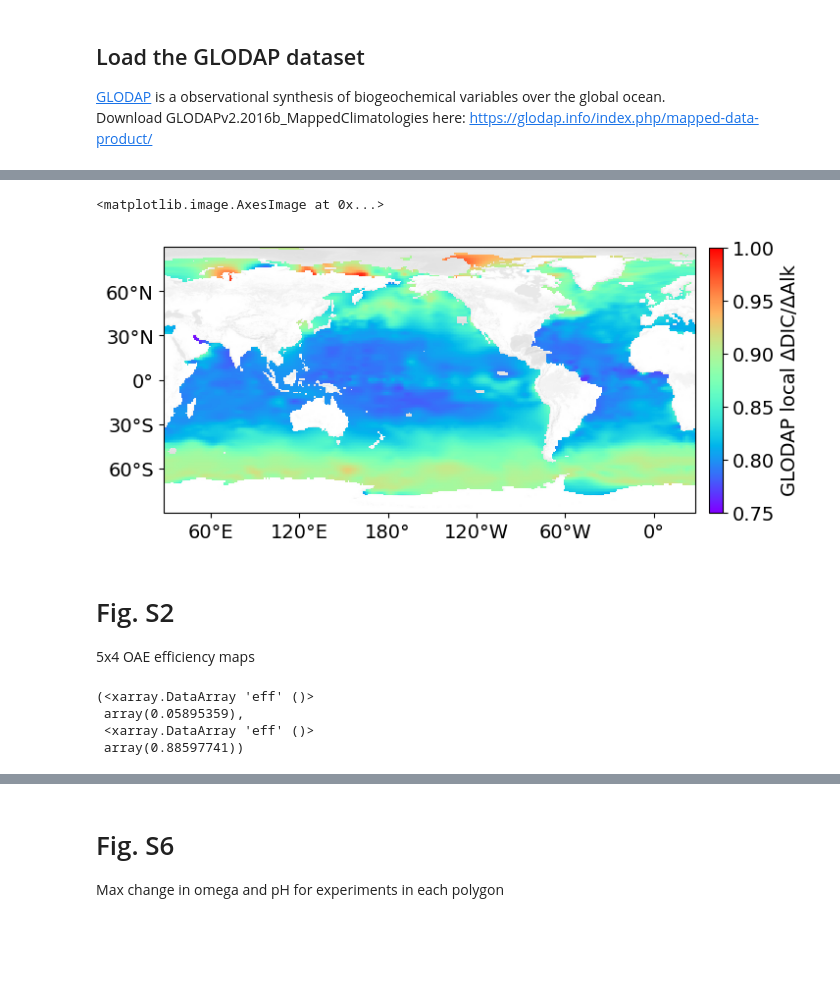
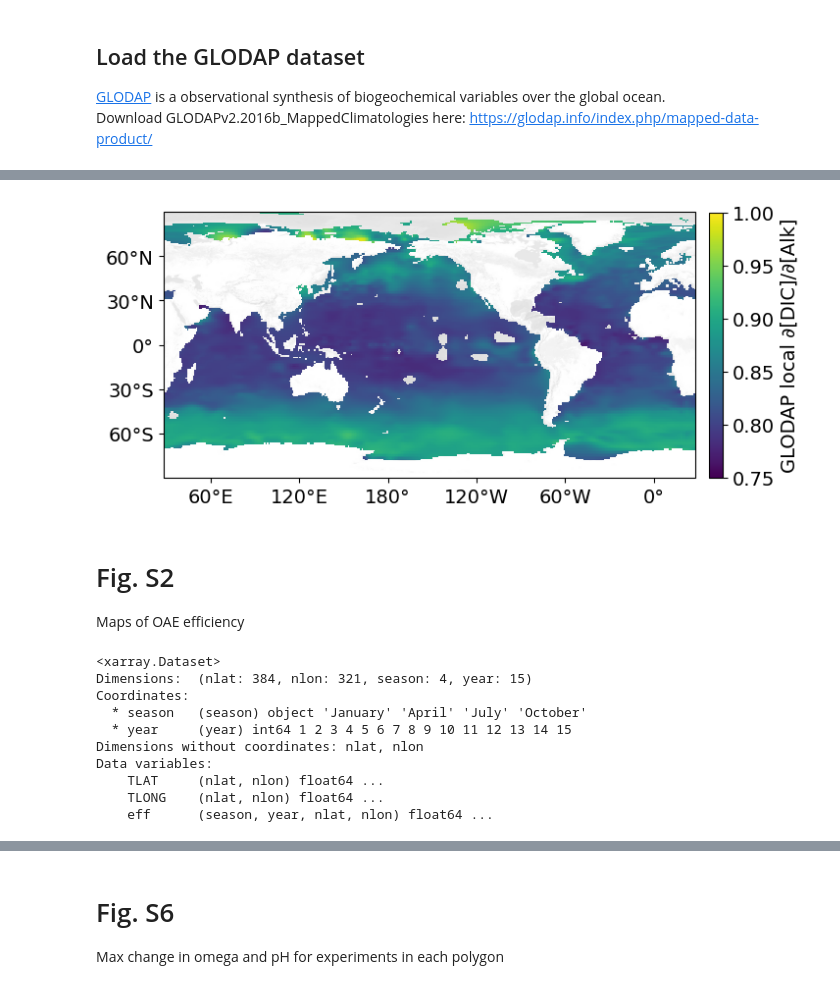
Before and after one commit to CWorthy-ocean/OAE-Efficiency-Map-v0, a Jupyter notebook: analysis/Suppl_Figures.ipynb, the cells around one changed output, grey strips where cells are left out. Saved outputs shown, nothing was run; the diff lists cells and outputs as text; code cells hidden in the pictures; blank space fills up the shorter version.

```diff
--- a/analysis/Suppl_Figures.ipynb
+++ b/analysis/Suppl_Figures.ipynb
@@ -115,0 +61,16 @@ mol/mol
+# %%
+# Grab data and slice out just the surface layer
+glodap_tco2 = ds.DIC
+glodap_talk = ds.ALK
+glodap_salinity = ds.SALT
+glodap_theta = ds.TEMP
+glodap_phosphate = ds.PO4
+glodap_silicate = ds.SiO3
+# %%
+# For DIC/Alk only include areas where there's data for both.
+gd_tco2      = np.where( (glodap_tco2>0) & (glodap_talk>0), glodap_tco2, np.nan)
+gd_talk      = np.where( (glodap_tco2>0) & (glodap_talk>0), glodap_talk, np.nan)
+gd_salinity  = np.where(glodap_salinity>0, glodap_salinity, np.nan)
+gd_theta     = np.where(glodap_theta>-30, glodap_theta, np.nan)
+gd_phosphate = np.where(glodap_phosphate>0, glodap_phosphate, np.nan)
+gd_silicate  = np.where(glodap_silicate>0, glodap_silicate, np.nan)
@@ -116,39 +128,39 @@ mol/mol
 # %%
 plt.rcParams.update({'font.size': 14})
 
 fig = plt.figure(figsize=(7,6))
 ax = fig.add_subplot(1, 1, 1, projection=ccrs.PlateCarree(central_longitude=208))
-sc = ax.pcolormesh(dDIC_dALK.lon, dDIC_dALK.lat, dDIC_dALK, transform=ccrs.PlateCarree(), \
-                        cmap='rainbow',
+sc = ax.pcolormesh(glodap_tco2.lon, glodap_tco2.lat, 1/csys_glodap["isoQout"], transform=ccrs.PlateCarree(), \
+                        cmap='viridis',
                         vmin=0.75, vmax=1
                         )
 # Create a new axis for the colorbar
 cax = fig.add_axes([0.92, 0.27, 0.02, 0.45])  # x,y, width, height
 
 
-cmap = cm.get_cmap('rainbow')  # Choose a colormap
+cmap = cm.get_cmap('viridis')  # Choose a colormap
 normalize = plt.Normalize(vmin=0.75, vmax=1)  # Normalize the color values
 sm = cm.ScalarMappable(cmap=cmap, norm=normalize)
 
 cbar = fig.colorbar(sm, cax=cax, shrink=0.5, label='Max OAE efficiency')
 cbar.ax.tick_params()
-cbar.ax.set_ylabel('GLODAP local ΔDIC/ΔAlk')
+cbar.ax.set_ylabel('GLODAP local ∂[DIC]/∂[Alk]')
 
 ax.set_extent([0, 360, -90, 90], crs=ccrs.PlateCarree())
 lon_formatter = LongitudeFormatter(zero_direction_label=False)
 lat_formatter = LatitudeFormatter()
 ax.xaxis.set_major_formatter(lon_formatter)
 ax.yaxis.set_major_formatter(lat_formatter)
 #ax.add_feature(cfeature.LAND)
 
 ax.set_yticks(np.arange(-60, 90, 30), crs=ccrs.PlateCarree())
 ax.set_xticks(np.arange(0, 360, 60), crs=ccrs.PlateCarree());
 ax.imshow(imread('./lightearth.jpg'),origin='upper', transform=ccrs.PlateCarree(), extent=[-180, 180, -90, 90])
 
-#plt.savefig('./Max_OAE_eff.png', dpi=200, bbox_inches='tight')
+plt.savefig('./figures/Figure_S1.png', dpi=200, bbox_inches='tight')
+plt.savefig('./figures/Figure_S1.pdf', bbox_inches='tight')
 # %% [output]
-<matplotlib.image.AxesImage at 0x...>
-[figure, old version]
+[figure, new version]
 # %% [markdown]
 # Fig. S2
-5x4 OAE efficiency maps
+Maps of OAE efficiency
@@ -164,7 +166,0 @@ eff_all_eff = eff_all_eff.where(eff_all_eff != 0, np.nan)
-# %%
-eff_all_eff.min(), eff_all_eff.max()
-# %% [output]
-(<xarray.DataArray 'eff' ()>
- array(0.05895359),
- <xarray.DataArray 'eff' ()>
- array(0.88597741))
@@ -171,3 +169,16 @@ eff_all_eff.min(), eff_all_eff.max()
+# %%
+eff_all_eff
+# %% [output]
+<xarray.Dataset>
+Dimensions:  (nlat: 384, nlon: 321, season: 4, year: 15)
+Coordinates:
+  * season   (season) object 'January' 'April' 'July' 'October'
+  * year     (year) int64 1 2 3 4 5 6 7 8 9 10 11 12 13 14 15
+Dimensions without coordinates: nlat, nlon
+Data variables:
+    TLAT     (nlat, nlon) float64 ...
+    TLONG    (nlat, nlon) float64 ...
+    eff      (season, year, nlat, nlon) float64 ...
 # %%
 %%time
 from matplotlib import cm
```
Also changed, not shown: parts of 23 cells of this notebook, 6 other files.
